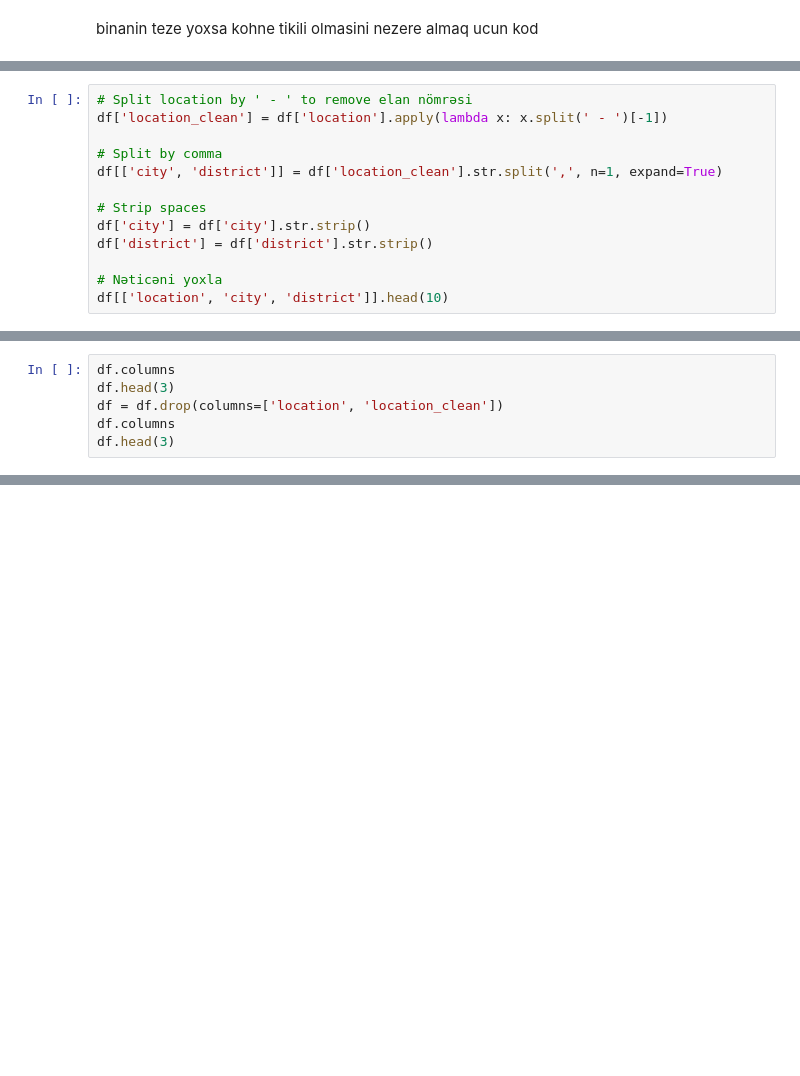
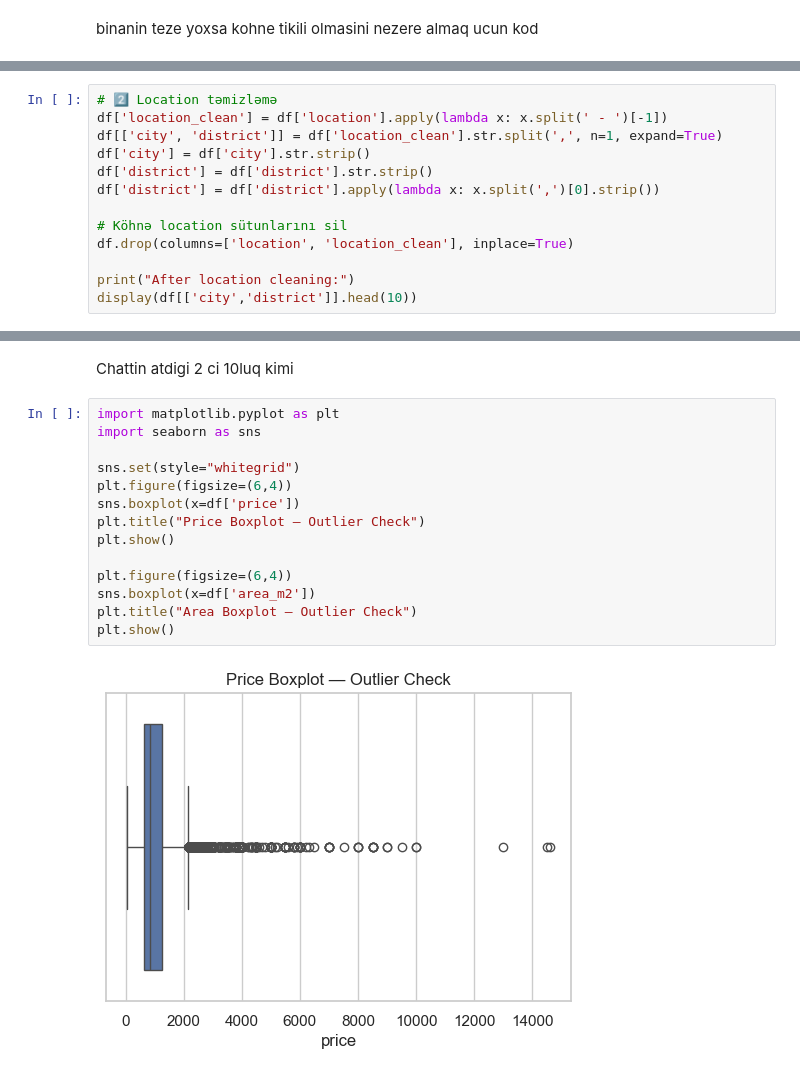
Before and after one commit to VahidQurbanov/bina_rent_price_prediction, a Jupyter notebook: notebooks/02_eda.ipynb, the cells around one changed output, grey strips where cells are left out. Cells and saved outputs as stored; diff of their text form; blank space fills up the shorter version.

```diff
--- a/notebooks/02_eda.ipynb
+++ b/notebooks/02_eda.ipynb
@@ -43,14 +23,14 @@ memory usage: 164.2+ KB
 # %%
-# Split location by ' - ' to remove elan nömrəsi
+# 2️⃣ Location təmizləmə
 df['location_clean'] = df['location'].apply(lambda x: x.split(' - ')[-1])
-
-# Split by comma
 df[['city', 'district']] = df['location_clean'].str.split(',', n=1, expand=True)
-
-# Strip spaces
 df['city'] = df['city'].str.strip()
 df['district'] = df['district'].str.strip()
+df['district'] = df['district'].apply(lambda x: x.split(',')[0].strip())
 
-# Nəticəni yoxla
-df[['location', 'city', 'district']].head(10)
+# Köhnə location sütunlarını sil
+df.drop(columns=['location', 'location_clean'], inplace=True)
+
+print("After location cleaning:")
+display(df[['city','district']].head(10))
 # %% [output]
@@ -68,6 +48,0 @@ df[['location', 'city', 'district']].head(10)
-# %%
-df.columns
-df.head(3)
-df = df.drop(columns=['location', 'location_clean'])
-df.columns
-df.head(3)
@@ -96,0 +91,18 @@ df[['city','district']].head(10)
+# %% [markdown]
+Chattin atdigi 2 ci 10luq kimi
+# %%
+import matplotlib.pyplot as plt
+import seaborn as sns
+
+sns.set(style="whitegrid")
+plt.figure(figsize=(6,4))
+sns.boxplot(x=df['price'])
+plt.title("Price Boxplot — Outlier Check")
+plt.show()
+
+plt.figure(figsize=(6,4))
+sns.boxplot(x=df['area_m2'])
+plt.title("Area Boxplot — Outlier Check")
+plt.show()
+# %% [output]
+[figure, added]
```
Also changed, not shown: parts of 31 cells of this notebook, 5 other files.
